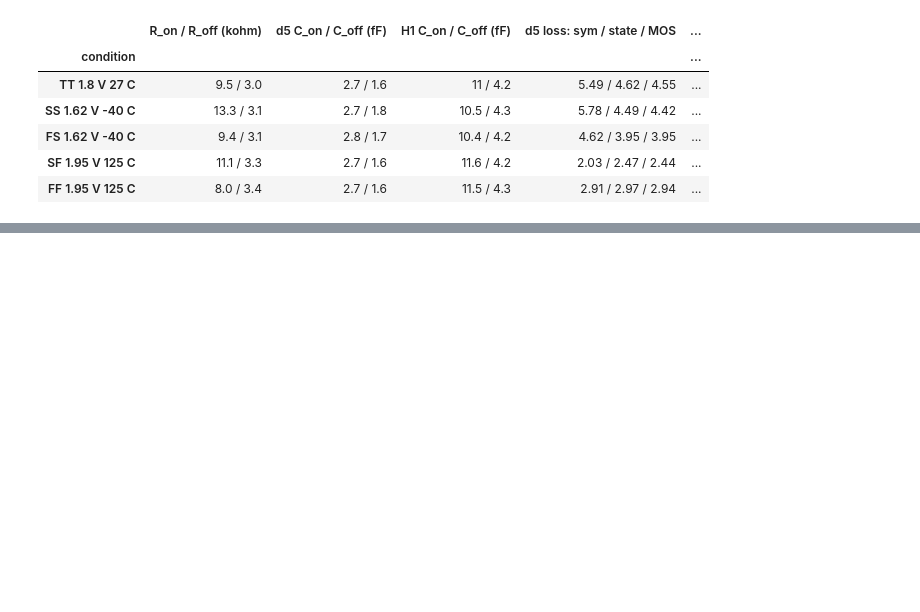
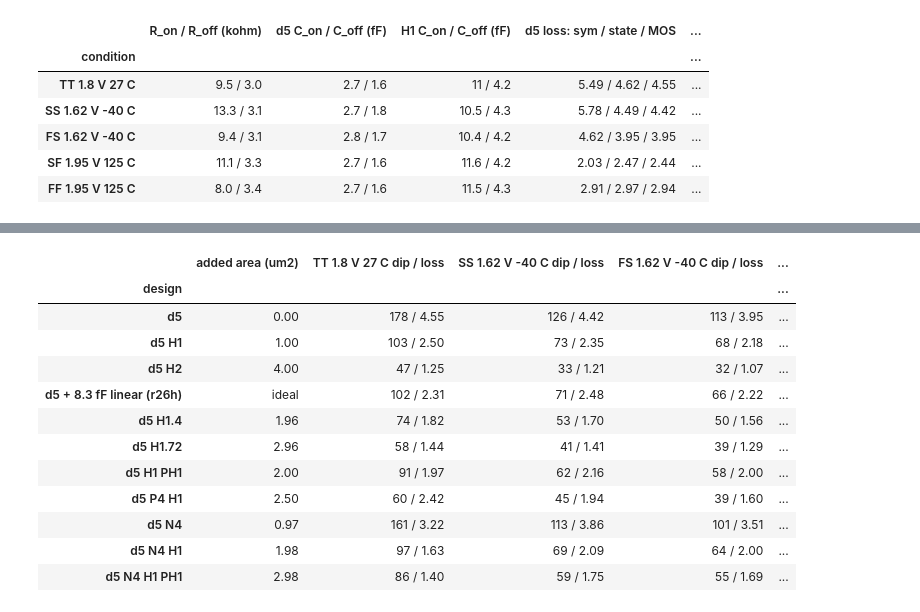
Before and after one commit to WLHsu0827/sscs-ose-code-a-chip.github.io, a Jupyter notebook: ISSCC27/submitted_notebooks/comparator_atlas/Comparator_Atlas.ipynb, the cells around one changed output, grey strips where cells are left out. Saved outputs shown, nothing was run; the diff lists cells and outputs as text; code cells hidden in the pictures; blank space fills up the shorter version.

```diff
--- a/ISSCC27/submitted_notebooks/comparator_atlas/Comparator_Atlas.ipynb
+++ b/ISSCC27/submitted_notebooks/comparator_atlas/Comparator_Atlas.ipynb
@@ -2294,0 +2147,16 @@ retain their licenses.
+# %%
+display(ext.fixes_table())
+# %% [output]
+|  | added area (um2) | TT 1.8 V 27 C dip / loss | SS 1.62 V -40 C dip / loss | FS 1.62 V -40 C dip / loss | ... |
+| design |  |  |  |  | ... |
+| d5 | 0.00 | 178 / 4.55 | 126 / 4.42 | 113 / 3.95 | ... |
+| d5 H1 | 1.00 | 103 / 2.50 | 73 / 2.35 | 68 / 2.18 | ... |
+| d5 H2 | 4.00 | 47 / 1.25 | 33 / 1.21 | 32 / 1.07 | ... |
+| d5 + 8.3 fF linear (r26h) | ideal | 102 / 2.31 | 71 / 2.48 | 66 / 2.22 | ... |
+| d5 H1.4 | 1.96 | 74 / 1.82 | 53 / 1.70 | 50 / 1.56 | ... |
+| d5 H1.72 | 2.96 | 58 / 1.44 | 41 / 1.41 | 39 / 1.29 | ... |
+| d5 H1 PH1 | 2.00 | 91 / 1.97 | 62 / 2.16 | 58 / 2.00 | ... |
+| d5 P4 H1 | 2.50 | 60 / 2.42 | 45 / 1.94 | 39 / 1.60 | ... |
+| d5 N4 | 0.97 | 161 / 3.22 | 113 / 3.86 | 101 / 3.51 | ... |
+| d5 N4 H1 | 1.98 | 97 / 1.63 | 69 / 2.09 | 64 / 2.00 | ... |
+| d5 N4 H1 PH1 | 2.98 | 86 / 1.40 | 59 / 1.75 | 55 / 1.69 | ... |
```
Also changed, not shown: parts of 7 cells of this notebook, 32 other files.
